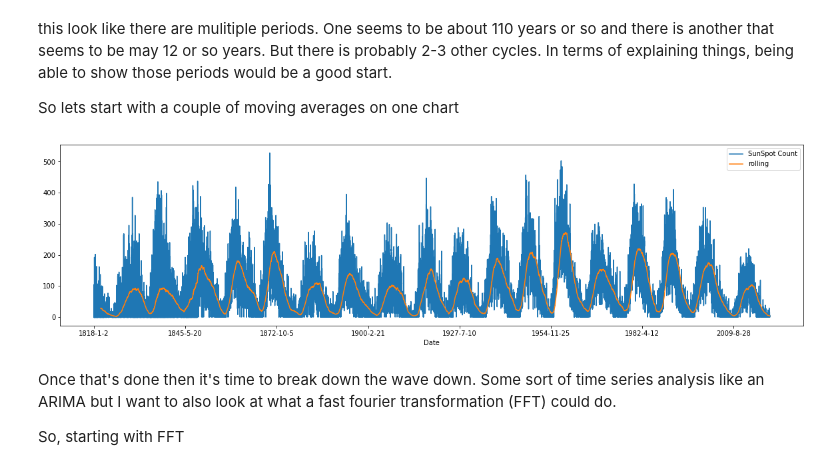
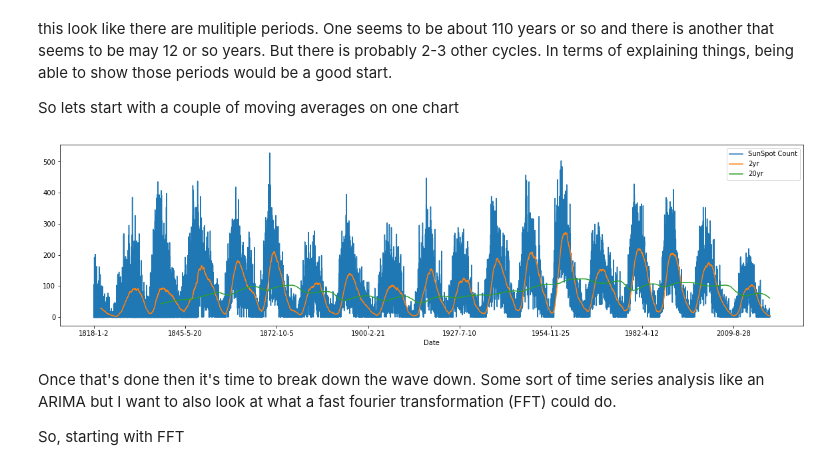
Before and after one commit to Little-PyProjects/SunSpots, a Jupyter notebook: notebooks/Sunspot_EDA.ipynb, the cells around one changed output. Cells and saved outputs as stored; diff of their text form; code cells hidden in the pictures.

Commit message:
Improved moving averages

```diff
--- a/notebooks/Sunspot_EDA.ipynb
+++ b/notebooks/Sunspot_EDA.ipynb
@@ -67,17 +67,21 @@ this look like there are mulitiple periods. One seems to be about 110 years or s
 So lets start with a couple of moving averages on one chart
 # %%
 window = 730 #makes for a two year rolling average
-sun['rolling'] = sun.iloc[:,1].rolling(window).mean()
+sun['2yr'] = sun.iloc[:,1].rolling(window=730).mean()
+sun['20yr'] = sun.iloc[:,1].rolling(window=7300).mean()
 # %%
 plt.figure(figsize = (20, 5))
 ax = plt.gca()
 
 sun.plot(kind='line', x='Date', y='SunSpot Count', ax=ax)
-sun.plot(kind='line', x='Date', y='rolling', ax=ax)
+sun.plot(kind='line', x='Date', y='2yr', ax=ax)
+sun.plot(kind='line', x='Date', y='20yr', ax=ax)
+plt.show()
 
-plt.show()
+# temperature = df['temp']
+# t_average = temperature.rolling(window=7).mean()
 # %% [output]
-[figure, old version]
+[figure, new version]
 # %% [markdown]
 Once that's done then it's time to break down the wave down. Some sort of time series analysis like an ARIMA but I want to also look at what a fast fourier transformation (FFT) could do.
 
```
Also changed, not shown: parts of 1 cell of this notebook.
